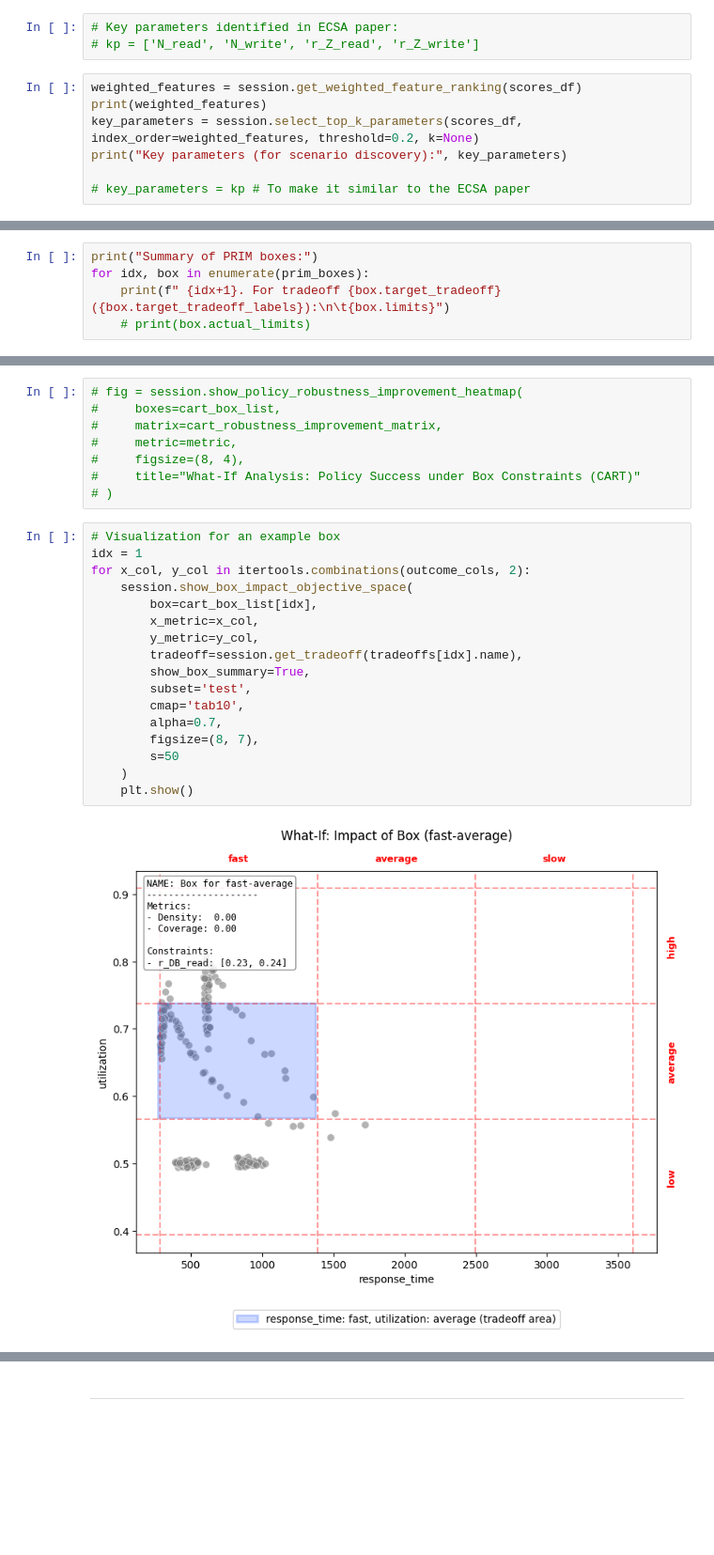
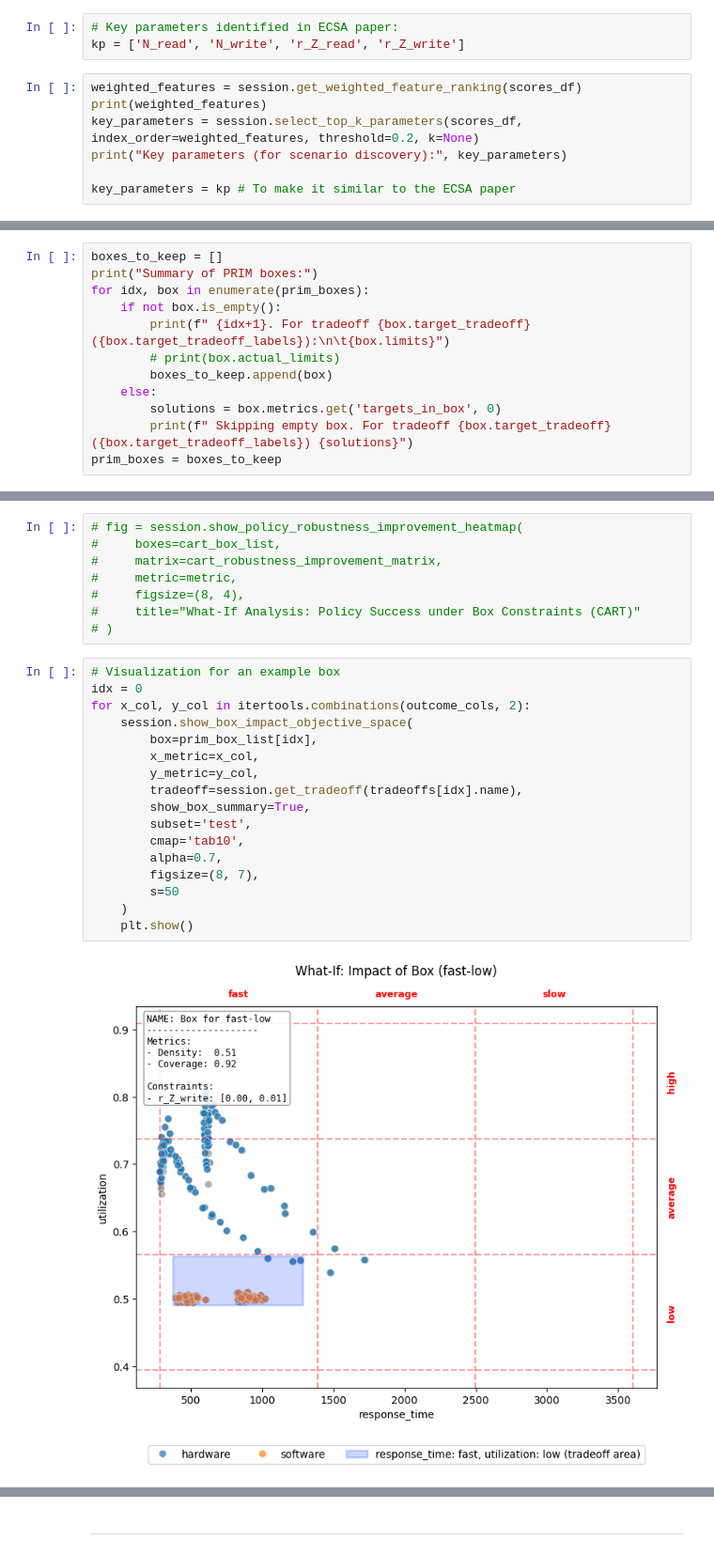
Before and after one commit to andresdp/patterns-sa, a Jupyter notebook: patterns/CQRS/analysis-cqrs.ipynb, the cells around one changed output, grey strips where cells are left out. Shown at 94% size. Drawn from its saved outputs; the diff is of its cells as text; blank space fills up the shorter version.

Commit message:
new results with key parameters (ecsa2025)

```diff
--- a/patterns/CQRS/analysis-cqrs.ipynb
+++ b/patterns/CQRS/analysis-cqrs.ipynb
@@ -354,14 +348,14 @@ Features selected: ['r_Z_write', 'r_DB_write', 'C_DB_write', 'r_Z_read', 'C_DB_r
 We use the Patient Rule Induction Method (PRIM) to 'peel' the parameter space and find the 'Operating Envelopes' (Boxes) that reliably guarantee success. These rules define the boundaries of our robust architectural region for each target tradeoff.
 # %%
 # Key parameters identified in ECSA paper:
-# kp = ['N_read', 'N_write', 'r_Z_read', 'r_Z_write']
+kp = ['N_read', 'N_write', 'r_Z_read', 'r_Z_write']
 # %%
 weighted_features = session.get_weighted_feature_ranking(scores_df)
 print(weighted_features)
 key_parameters = session.select_top_k_parameters(scores_df, index_order=weighted_features, threshold=0.2, k=None)
 print("Key parameters (for scenario discovery):", key_parameters)
 
-# key_parameters = kp # To make it similar to the ECSA paper
+key_parameters = kp # To make it similar to the ECSA paper
 # %% [output]
 ['r_Z_write', 'r_DB_read', 'r_DB_write']
 Key parameters (for scenario discovery): ['r_Z_write', 'r_DB_read']
@@ -404,8 +415,15 @@ No instances satisfy the target property. Skipping PRIM.
 # %%
+boxes_to_keep = []
 print("Summary of PRIM boxes:")
 for idx, box in enumerate(prim_boxes):
-    print(f" {idx+1}. For tradeoff {box.target_tradeoff} ({box.target_tradeoff_labels}):\n\t{box.limits}")
-    # print(box.actual_limits)
+    if not box.is_empty():
+        print(f" {idx+1}. For tradeoff {box.target_tradeoff} ({box.target_tradeoff_labels}):\n\t{box.limits}")
+        # print(box.actual_limits)
+        boxes_to_keep.append(box)
+    else:
+        solutions = box.metrics.get('targets_in_box', 0)
+        print(f" Skipping empty box. For tradeoff {box.target_tradeoff} ({box.target_tradeoff_labels}) {solutions}")
+prim_boxes = boxes_to_keep
 # %% [output]
 Summary of PRIM boxes:
  1. For tradeoff fast-low (fast,low):
@@ -497,23 +514,23 @@ cart_robustness_improvement_matrix
 # )
 # %%
 # Visualization for an example box
-idx = 1
+idx = 0
 for x_col, y_col in itertools.combinations(outcome_cols, 2):
     session.show_box_impact_objective_space(
-        box=cart_box_list[idx],
+        box=prim_box_list[idx],
         x_metric=x_col,
         y_metric=y_col,
         tradeoff=session.get_tradeoff(tradeoffs[idx].name),
         show_box_summary=True,
         subset='test',
         cmap='tab10',
         alpha=0.7,
         figsize=(8, 7),
         s=50
     )
     plt.show()
 # %% [output]
-[figure, old version]
+[figure, new version]
 # %%
 fig = session.show_policy_robustness_comparison_heatmap(
     baseline_matrix=base_robustness_matrix,
```
Also changed, not shown: parts of 12 cells of this notebook, 11 other files.
